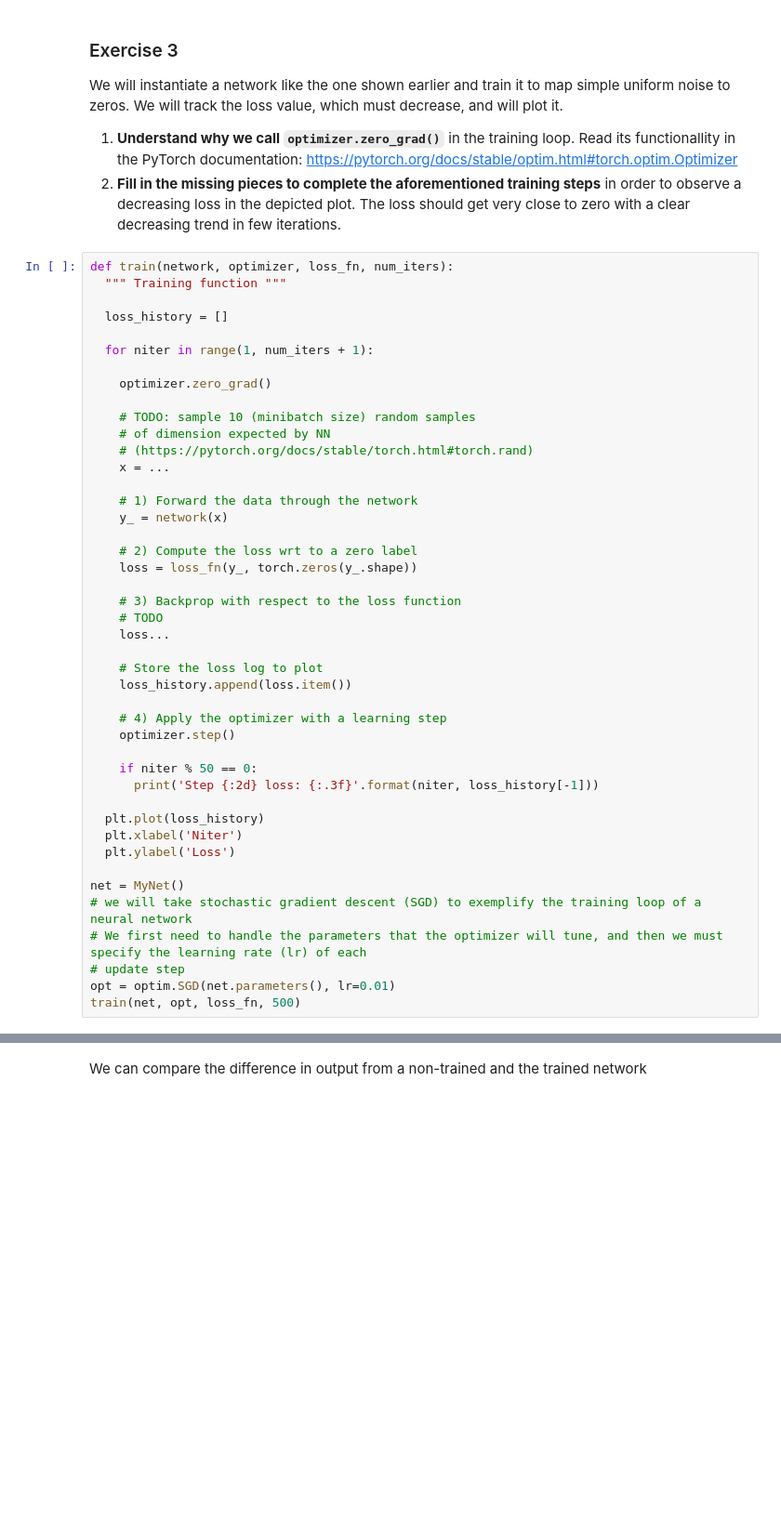
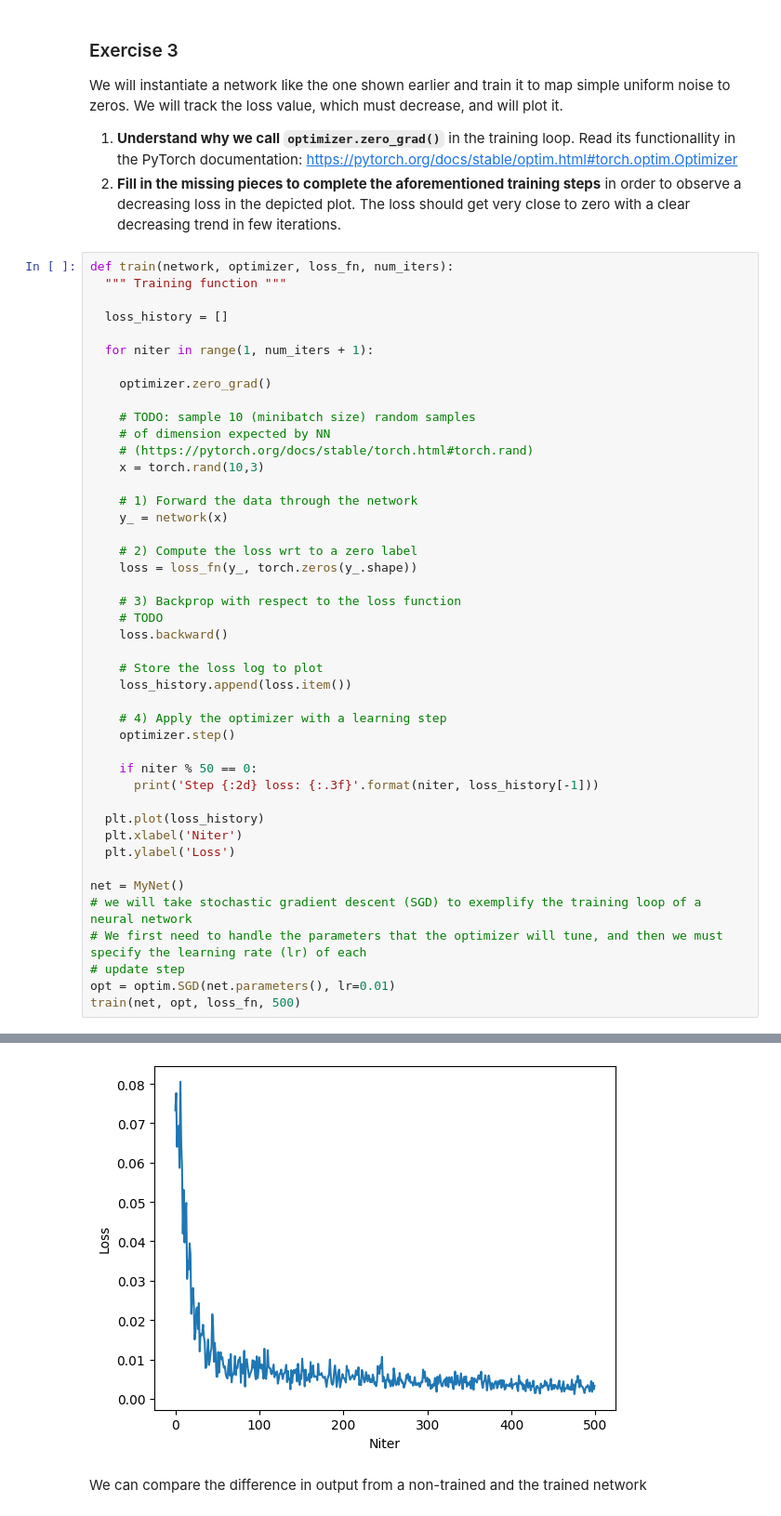
Before and after one commit to matiasmoram/Drug_Consumption_Multivariate_Analysis, a Jupyter notebook: labs/backprop/lab_backprop_todo.ipynb, the cells around one changed output, grey strips where cells are left out. Shown at 93% size. Drawn from its saved outputs; the diff is of its cells as text; blank space fills up the shorter version.

```diff
--- a/labs/backprop/lab_backprop_todo.ipynb
+++ b/labs/backprop/lab_backprop_todo.ipynb
@@ -195,7 +288,7 @@ def train(network, optimizer, loss_fn, num_iters):
     # TODO: sample 10 (minibatch size) random samples
     # of dimension expected by NN
     # (https://pytorch.org/docs/stable/torch.html#torch.rand)
-    x = ...
+    x = torch.rand(10,3)
 
     # 1) Forward the data through the network
     y_ = network(x)
@@ -205,7 +298,7 @@ def train(network, optimizer, loss_fn, num_iters):
 
     # 3) Backprop with respect to the loss function
     # TODO
-    loss...
+    loss.backward()
 
     # Store the loss log to plot
     loss_history.append(loss.item())
@@ -226,3 +319,4 @@ net = MyNet()
 # update step
 opt = optim.SGD(net.parameters(), lr=0.01)
 train(net, opt, loss_fn, 500)
+# %% [output]
@@ -229,3 +333,4 @@ train(net, opt, loss_fn, 500)
+[figure, added]
 # %% [markdown]
 We can compare the difference in output from a non-trained and the trained network
 # %%
```
Also changed, not shown: parts of 14 cells of this notebook.
